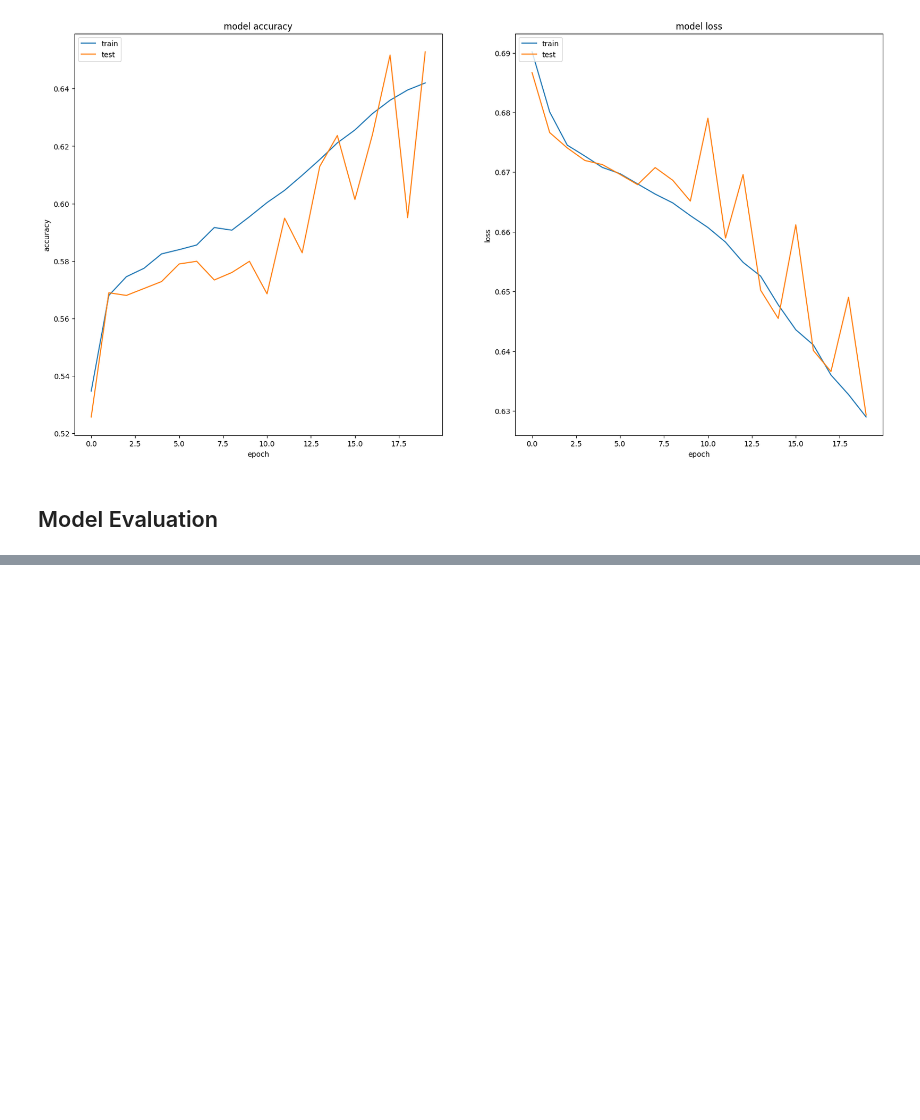
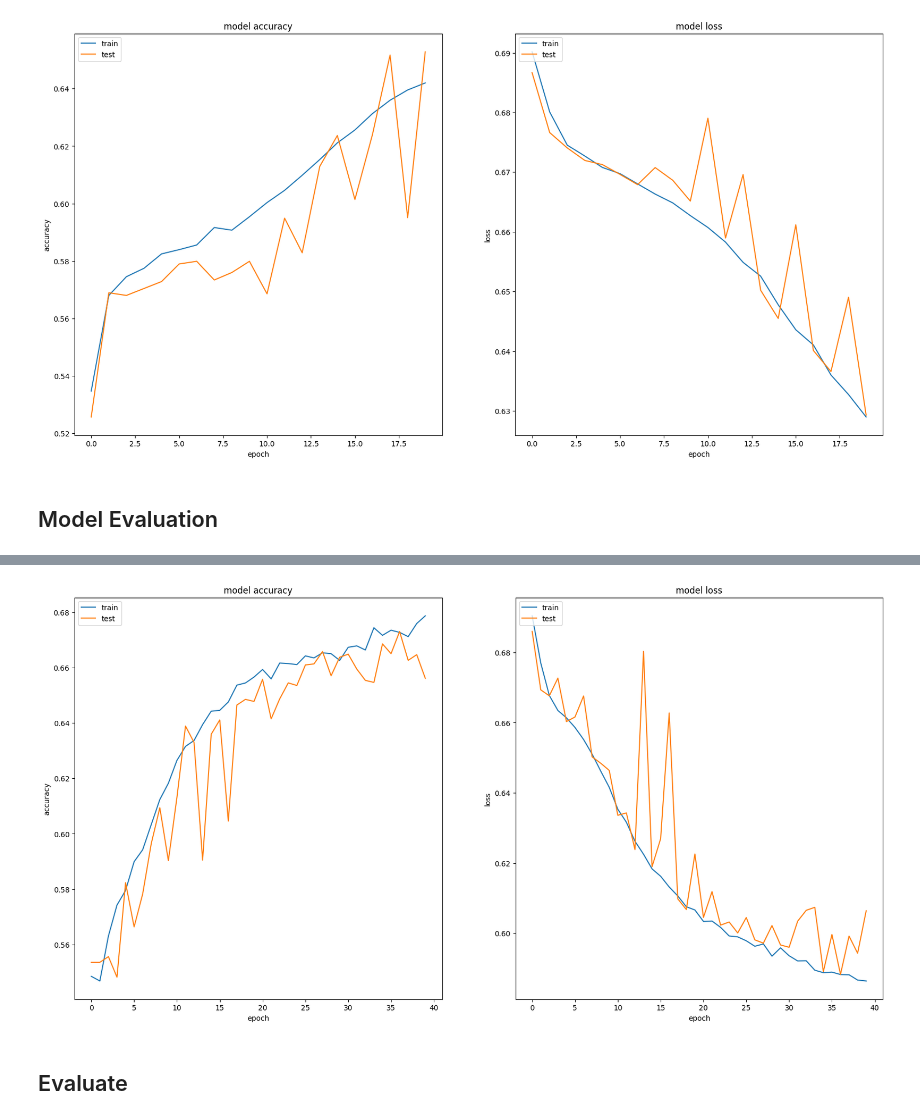
Before and after one commit to DennisKiselev/nlu-coursework, a Jupyter notebook: solution_B/experimentation_bert.ipynb, the cells around one changed output, grey strips where cells are left out. Cells and saved outputs as stored; diff of their text form; code cells hidden in the pictures; blank space fills up the shorter version.

```diff
--- a/solution_B/experimentation_bert.ipynb
+++ b/solution_B/experimentation_bert.ipynb
@@ -355,0 +406,2 @@ test_metrics.head()
+# %%
+history = model.fit([train_premises, train_hypotheses], train_labels, epochs=EPOCHS, batch_size=BATCH_SIZE, validation_split=VALIDATION_SPLIT)
@@ -355,0 +426,5 @@ test_metrics.head()
+# %%
+#Plot model
+plot_history(history=history, export_path=f"{model_name}_history.pdf")
+# %% [output]
+[figure, added]
@@ -355,0 +434,2 @@ test_metrics.head()
+# %% [markdown]
+## Evaluate
```
Also changed, not shown: parts of 32 cells of this notebook, 14 other files.
